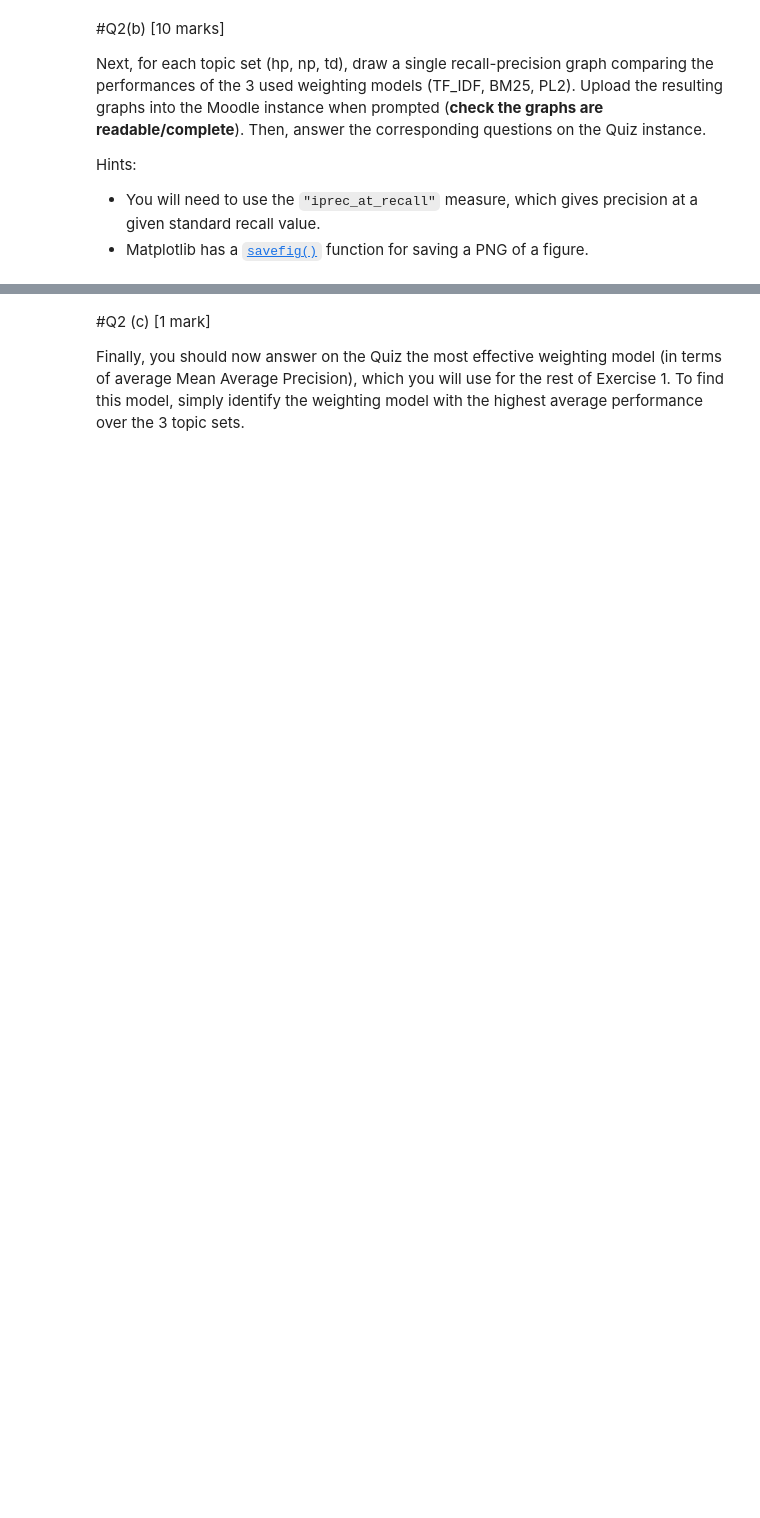
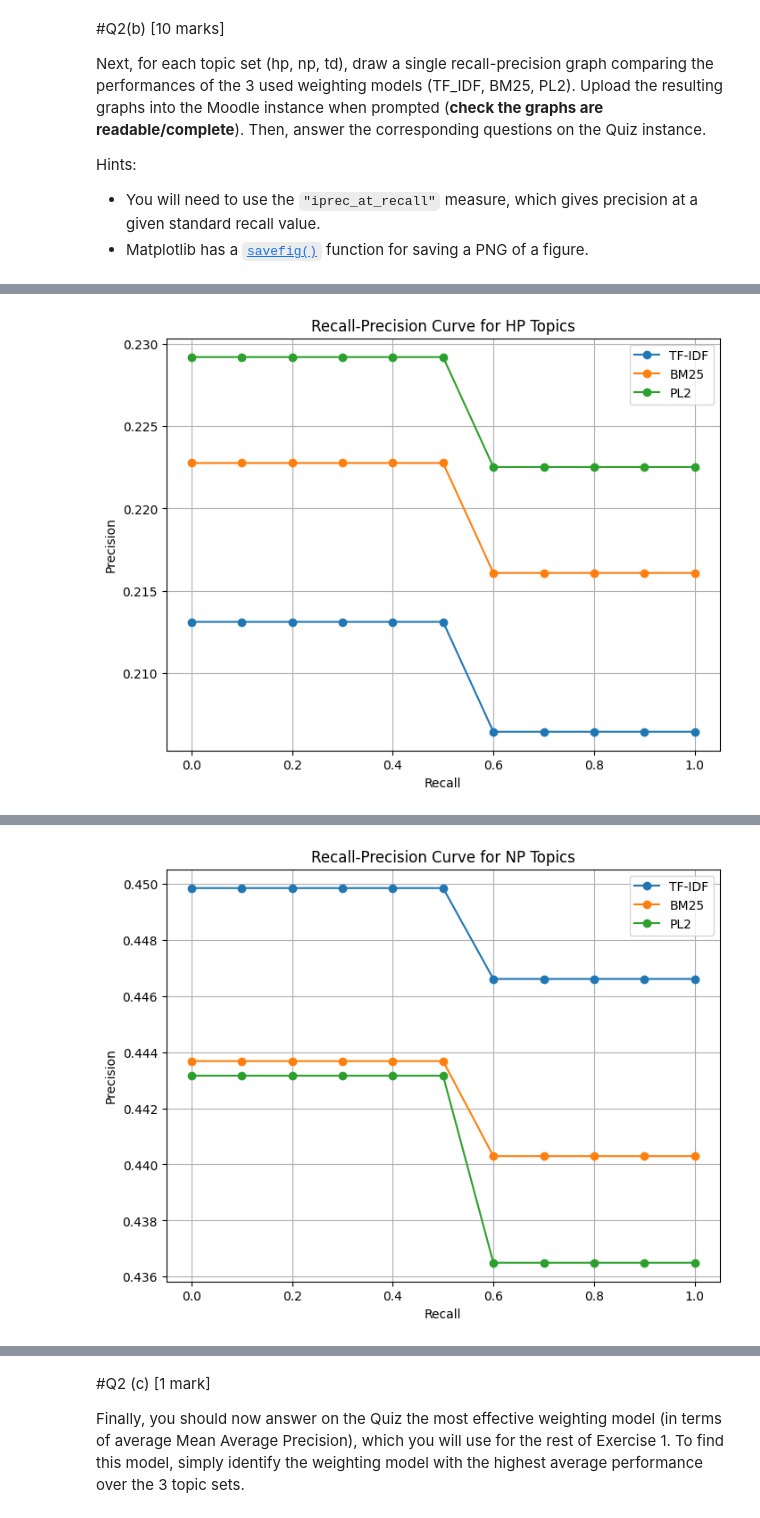
Before and after one commit to ayush-96/msc-data-science, a Jupyter notebook: information_retrieval/IR(H_M)_2025_Exercise_1_TEMPLATE.ipynb, the cells around one changed output, grey strips where cells are left out. Saved outputs shown, nothing was run; the diff lists cells and outputs as text; code cells hidden in the pictures; blank space fills up the shorter version.

```diff
--- a/information_retrieval/IR(H_M)_2025_Exercise_1_TEMPLATE.ipynb
+++ b/information_retrieval/IR(H_M)_2025_Exercise_1_TEMPLATE.ipynb
@@ -241,0 +219,33 @@ Hints:
+# %%
+#YOUR SOLUTION
+# Eval metrics for pt.Experiment: Interpolated recall precision curves (iprec_at_recall). This is family of measures, so requesting iprec_at_recall will output measurements for IPrec@0.00, IPrec@0.10, etc.
+
+import matplotlib.pyplot as plt
+from google.colab import files
+
+for dataset in datasets:
+    results[dataset] = get_eval_results(dataset, ['iprec_at_recall'])
+
+# Define recall levels based on the available columns
+recall_levels = [0.0, 0.1, 0.2, 0.3, 0.4, 0.5, 0.6, 0.7, 0.8, 0.9, 1.0]
+
+# Plot recall-precision graphs for each dataset
+for dataset in ['hp', 'np', 'td']:
+    plt.figure(figsize=(8, 6))
+
+    # Extract precision values at different recall levels
+    for model_name, model_index in zip(["TF-IDF", "BM25", "PL2"], range(3)):
+        precision_values = results[dataset].iloc[model_index, 1:].values  # Ignore the first column (name)
+        plt.plot(recall_levels, precision_values, marker='o', label=model_name)
+
+    plt.xlabel("Recall")
+    plt.ylabel("Precision")
+    plt.title(f"Recall-Precision Curve for {dataset.upper()} Topics")
+    plt.legend()
+    plt.grid(True)
+
+    # Save the figure as a PNG file
+    plt.savefig(f"recall_precision_{dataset}.png")
+    files.download(f"recall_precision_{dataset}.png")
+    plt.show()
+# %% [output]
@@ -241,0 +254 @@ Hints:
+[figure, added]
@@ -241,0 +257 @@ Hints:
+[figure, added]
```
Also changed, not shown: parts of 5 cells of this notebook.
